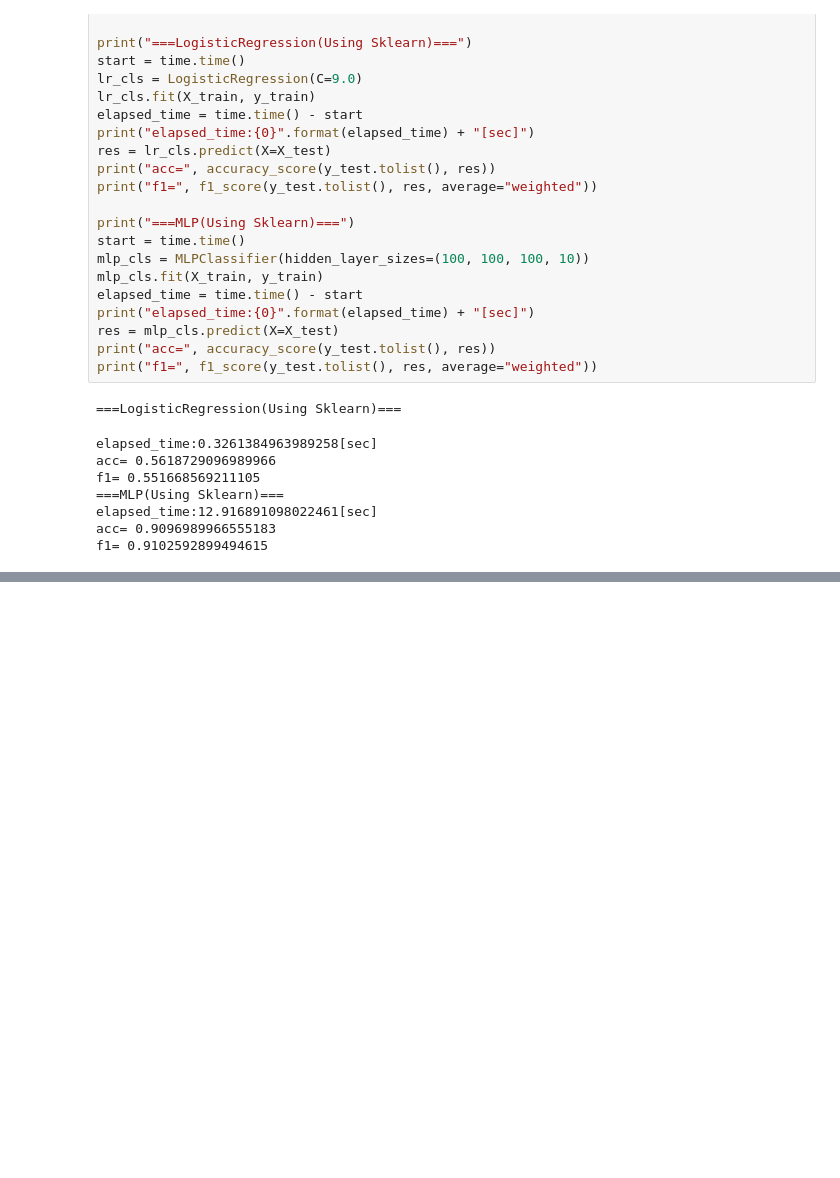
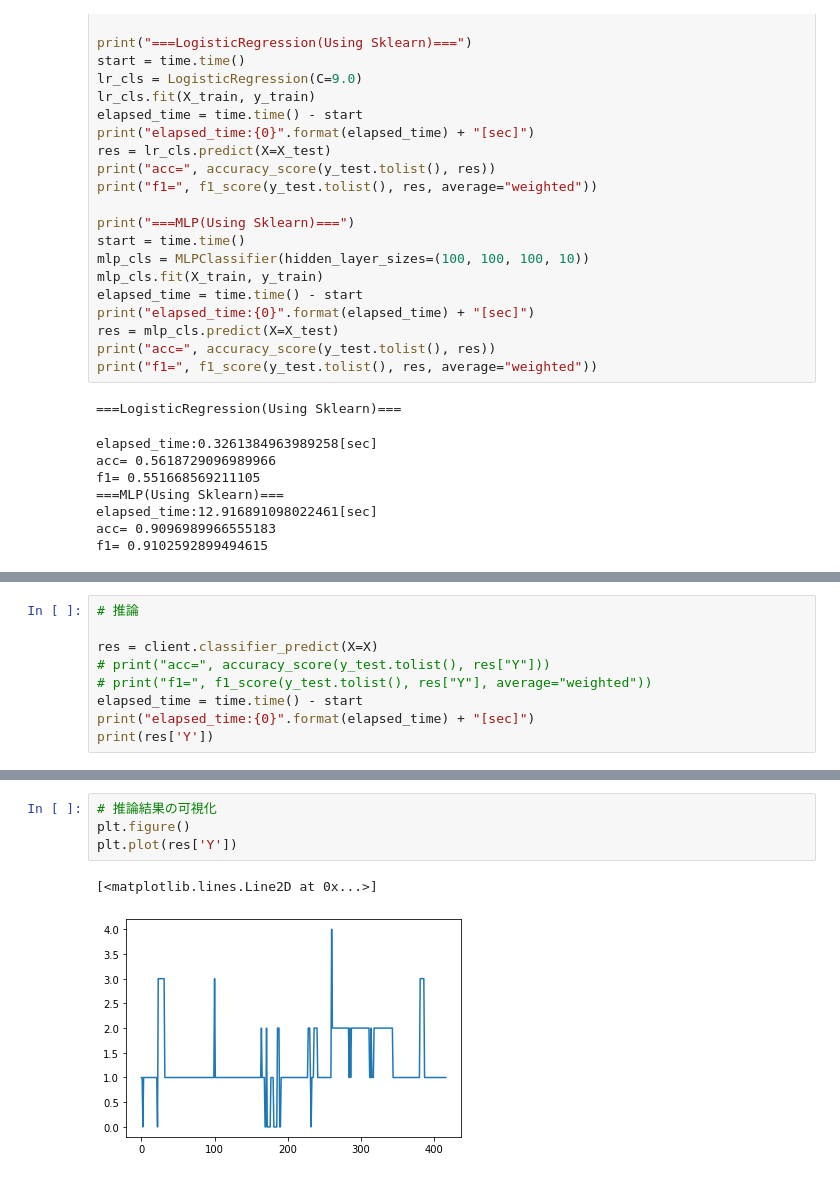
Before and after one commit to hnishi/muscle_QoreSDK_AdvCal2019, a Jupyter notebook: muscle_QoreSDK_v2.ipynb, the cells around one changed output, grey strips where cells are left out. Cells and saved outputs as stored; diff of their text form; blank space fills up the shorter version.

```diff
--- a/muscle_QoreSDK_v2.ipynb
+++ b/muscle_QoreSDK_v2.ipynb
@@ -212,0 +260,9 @@ f1= 0.9102592899494615
+# %%
+# 推論
+
+res = client.classifier_predict(X=X)
+# print("acc=", accuracy_score(y_test.tolist(), res["Y"]))
+# print("f1=", f1_score(y_test.tolist(), res["Y"], average="weighted"))
+elapsed_time = time.time() - start
+print("elapsed_time:{0}".format(elapsed_time) + "[sec]")
+print(res['Y'])
@@ -212,0 +272,7 @@ f1= 0.9102592899494615
+# %%
+# 推論結果の可視化
+plt.figure()
+plt.plot(res['Y'])
+# %% [output]
+[<matplotlib.lines.Line2D at 0x...>]
+[figure, added]
```
Also changed, not shown: parts of 13 cells of this notebook, 6 other files.
